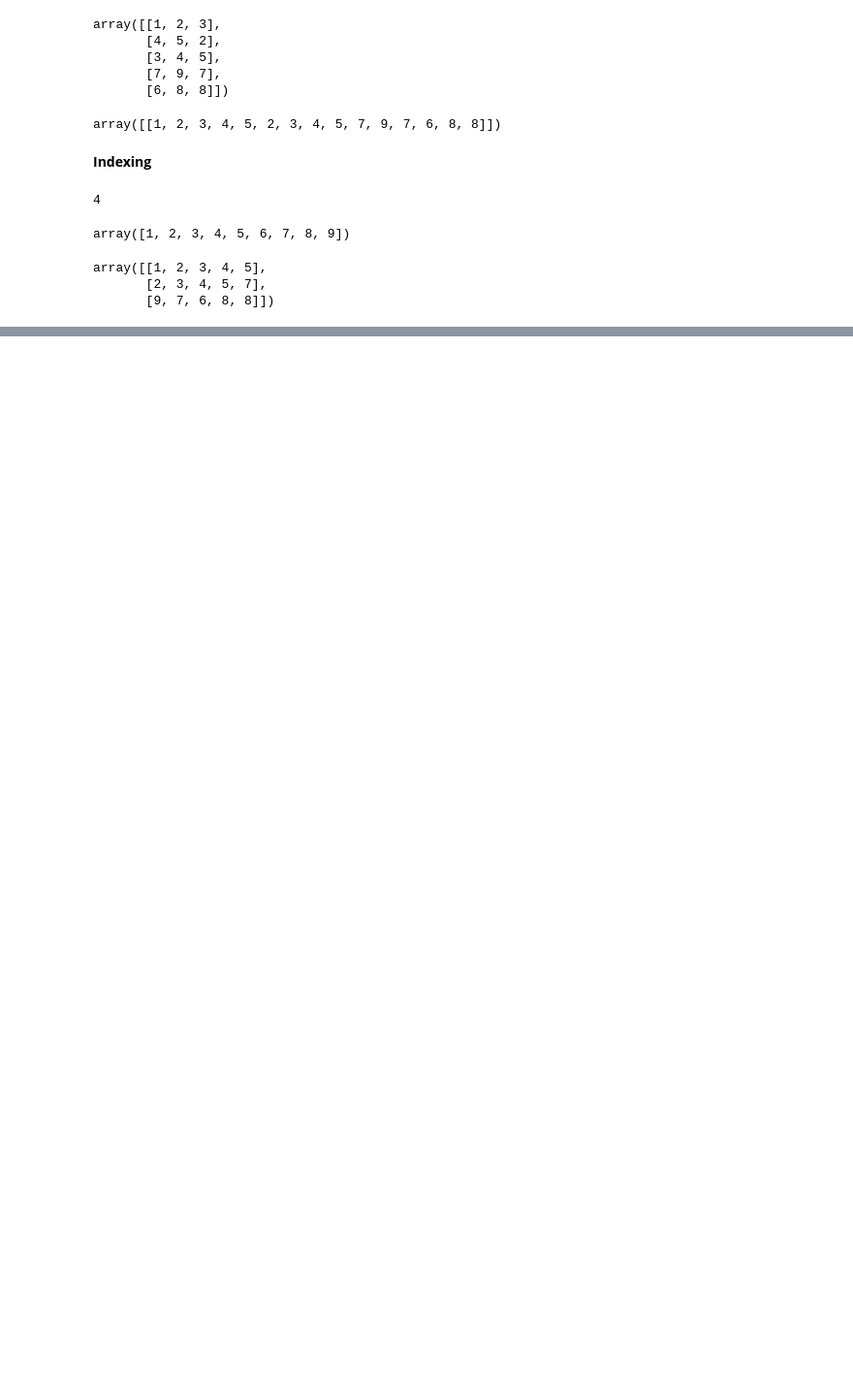
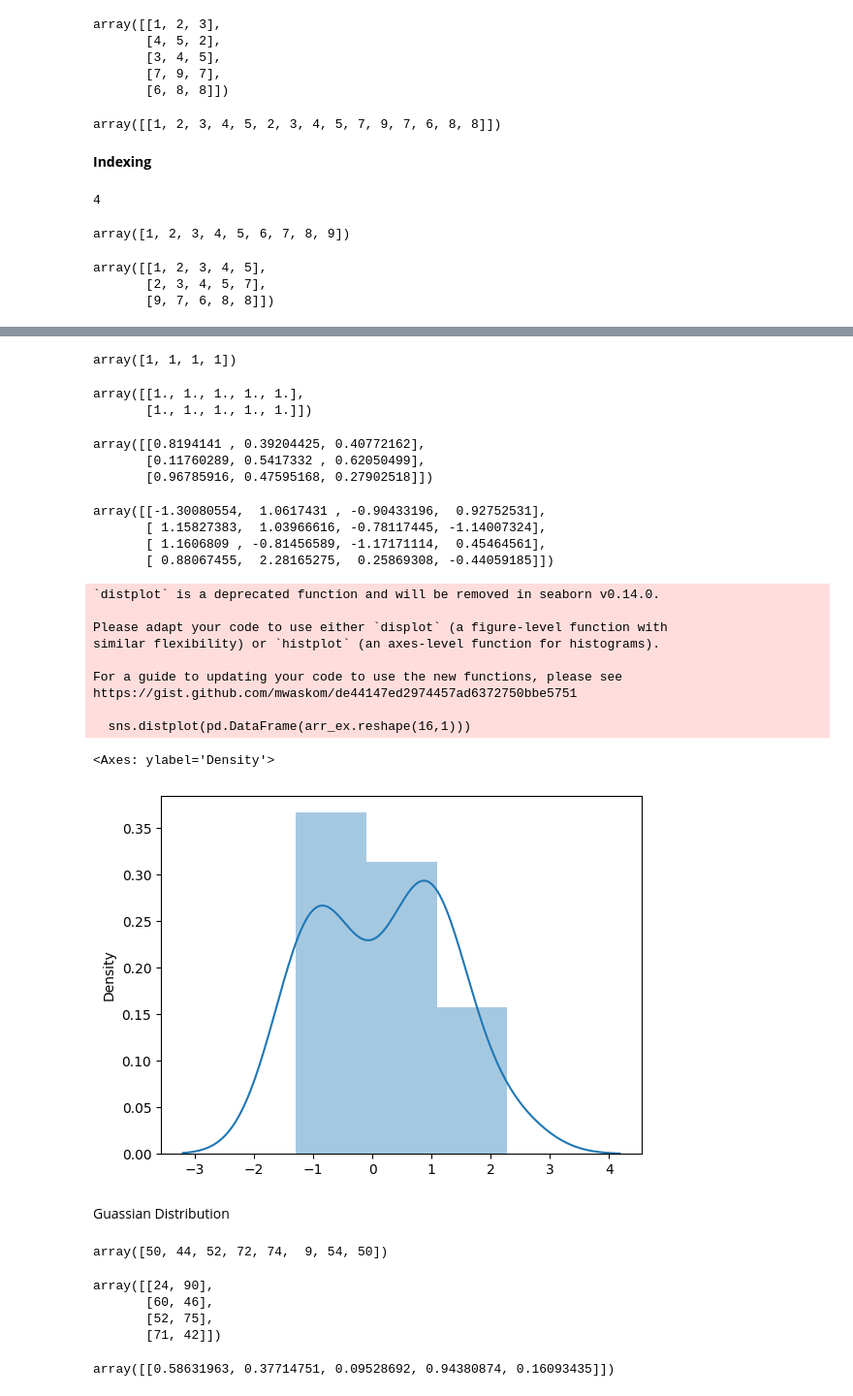
Before and after one commit to TANU0208/2001921520062, a Jupyter notebook: NumPy_tutorial.ipynb, the cells around one changed output, grey strips where cells are left out. Shown at 97% size. Cells and saved outputs as stored; diff of their text form; code cells hidden in the pictures; blank space fills up the shorter version.

```diff
--- a/NumPy_tutorial.ipynb
+++ b/NumPy_tutorial.ipynb
@@ -67,0 +172,24 @@ array([[1, 2, 3, 4, 5],
+# %%
+np.ones(4, dtype = int)  #array with 1 as values and int as datatype
+# %% [output]
+array([1, 1, 1, 1])
+# %%
+np.ones((2,5), dtype = float)  #2 domensional
+# %% [output]
+array([[1., 1., 1., 1., 1.],
+       [1., 1., 1., 1., 1.]])
+# %%
+#RANDOM DISTRIBUTION
+np.random.rand(3,3)
+# %% [output]
+array([[0.8194141 , 0.39204425, 0.40772162],
+       [0.11760289, 0.5417332 , 0.62050499],
+       [0.96785916, 0.47595168, 0.27902518]])
+# %%
+arr_ex = np.random.randn(4,4)
+arr_ex
+# %% [output]
+array([[-1.30080554,  1.0617431 , -0.90433196,  0.92752531],
+       [ 1.15827383,  1.03966616, -0.78117445, -1.14007324],
+       [ 1.1606809 , -0.81456589, -1.17171114,  0.45464561],
+       [ 0.88067455,  2.28165275,  0.25869308, -0.44059185]])
@@ -67,0 +199,31 @@ array([[1, 2, 3, 4, 5],
+# %%
+sns.distplot(pd.DataFrame(arr_ex.reshape(16,1)))
+# %% [output]
+`distplot` is a deprecated function and will be removed in seaborn v0.14.0.
+
+Please adapt your code to use either `displot` (a figure-level function with
+similar flexibility) or `histplot` (an axes-level function for histograms).
+
+For a guide to updating your code to use the new functions, please see
+https://gist.github.com/mwaskom/de44147ed2974457ad6372750bbe5751
+
+  sns.distplot(pd.DataFrame(arr_ex.reshape(16,1)))
+<Axes: ylabel='Density'>
+[figure, added]
+# %% [markdown]
+Guassian Distribution
+# %%
+np.random.randint(0,100,8)
+# %% [output]
+array([50, 44, 52, 72, 74,  9, 54, 50])
+# %%
+np.random.randint(0,100,8).reshape(4, 2)   #selecting 8 nos b/w 0-100
+# %% [output]
+array([[24, 90],
+       [60, 46],
+       [52, 75],
+       [71, 42]])
+# %%
+np.random.random_sample((1,5))
+# %% [output]
+array([[0.58631963, 0.37714751, 0.09528692, 0.94380874, 0.16093435]])
```
Also changed, not shown: parts of 29 cells of this notebook.
